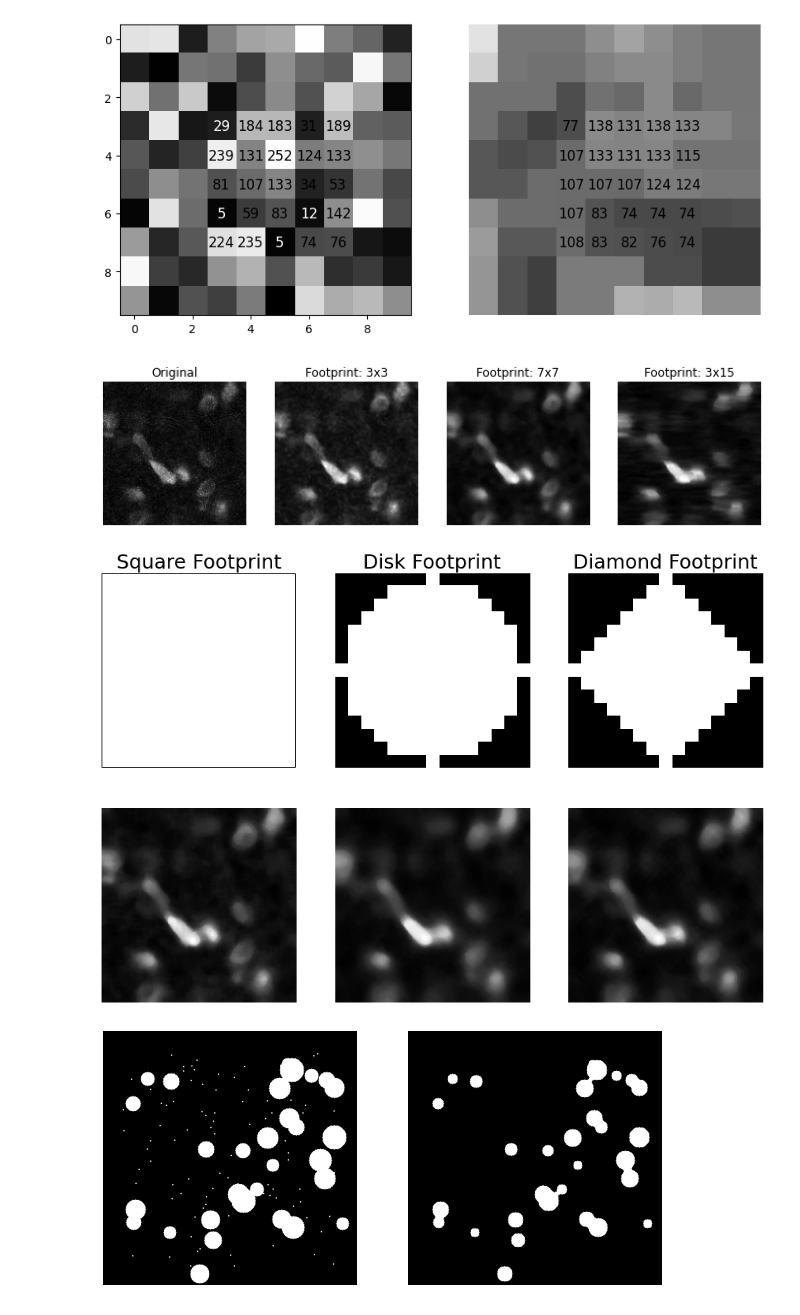
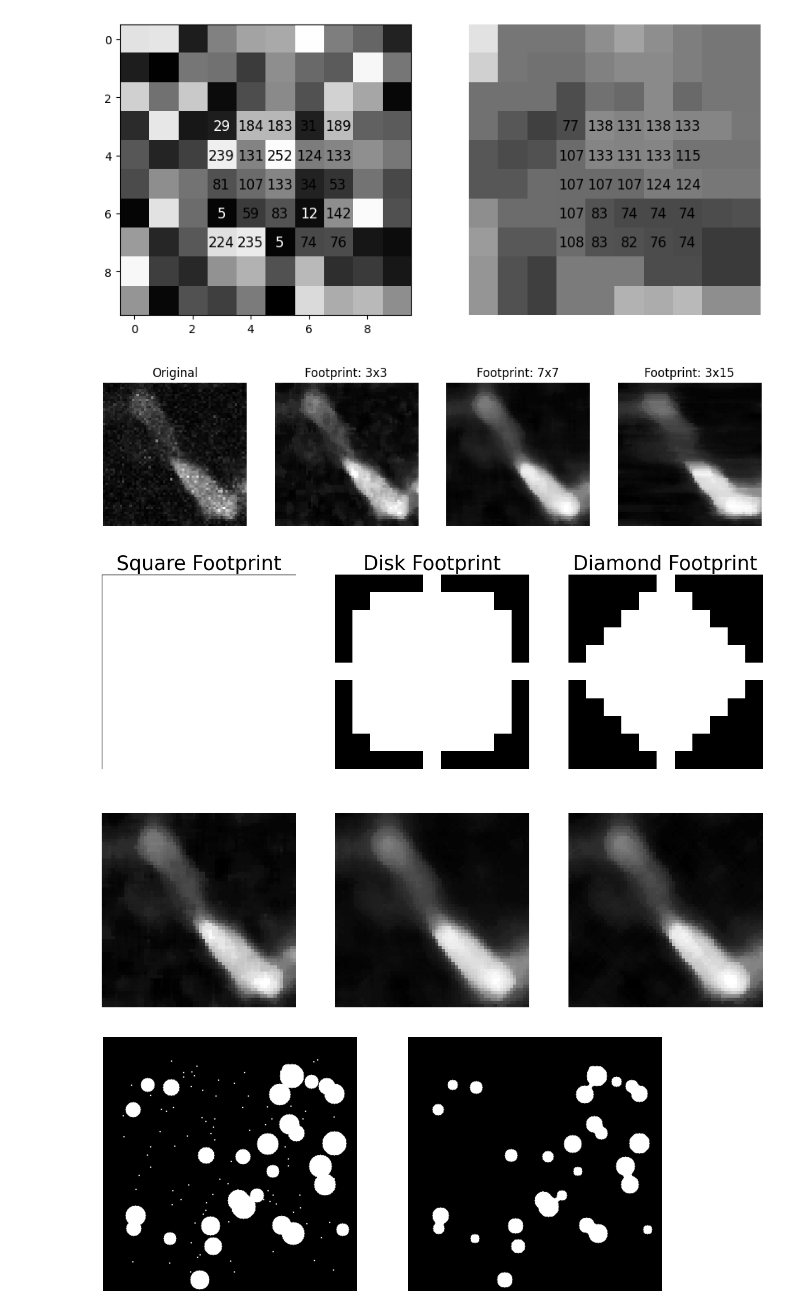
Before and after one commit to nicolaromano/BIA4, a Jupyter notebook: Lectures/04 - Filters/Lecture4 - images.ipynb, the cells around one changed output. Saved outputs shown, nothing was run; the diff lists cells and outputs as text; code cells hidden in the pictures.

```diff
--- a/Lectures/04 - Filters/Lecture4 - images.ipynb
+++ b/Lectures/04 - Filters/Lecture4 - images.ipynb
@@ -39,38 +39,38 @@ plt.show()
 # %%
 from skimage.io import imread
 from skimage.filters.rank import median
 
 img = imread("pitcells2.tif")
-img = img[250:400, 200:350]
+img = img[300:360, 220:280]
 fig, ax = plt.subplots(1, 4, figsize = (12, 3))
 
 ax[0].imshow(img, cmap = "gray")
-img_median = median(img, selem=np.ones((3, 3)))
+img_median = median(img, footprint=np.ones((3, 3)))
 ax[1].imshow(img_median, cmap="gray")
-img_median = median(img, selem=np.ones((7, 7)))
+img_median = median(img, footprint=np.ones((7, 7)))
 ax[2].imshow(img_median, cmap="gray")
-img_median = median(img, selem=np.ones((3, 15)))
+img_median = median(img, footprint=np.ones((3, 15)))
 ax[3].imshow(img_median, cmap="gray")
 
 titles = ["Original", "Footprint: 3x3", "Footprint: 7x7", "Footprint: 3x15"]
 for a in ax:
     a.set_title(titles.pop(0))
     a.axis("off")
 
 plt.show()
 # %% [output]
-[figure, old version]
+[figure, new version]
 # %%
 from skimage.morphology import disk, diamond
 from matplotlib.patches import Rectangle
 
-sq = np.ones((7,7)) # A square footprint with side 7
-dsk = disk(7) # A disk footprint with radius 7
-dia = diamond(7) # A diamond footprint with radius 7
+sq = np.ones((5,5)) # A square footprint with side 5
+dsk = disk(5) # A disk footprint with radius 5
+dia = diamond(5) # A diamond footprint with radius 5
 
-img_sq = median(img, selem=sq)
-img_disk = median(img, selem=dsk)
-img_diamond = median(img, selem=dia)
+img_sq = median(img, footprint=sq)
+img_disk = median(img, footprint=dsk)
+img_diamond = median(img, footprint=dia)
 
 fig, ax = plt.subplots(2, 3, figsize=(15, 10))
 ax[0,0].imshow(sq, cmap="gray", vmin=0, vmax=1)
@@ -91,7 +91,7 @@ for a in ax.ravel():
 
 plt.show()
 # %% [output]
-[figure, old version]
+[figure, new version]
 # %%
 from skimage.filters.rank import minimum
 
```
Also changed, not shown: parts of 1 cell of this notebook.
